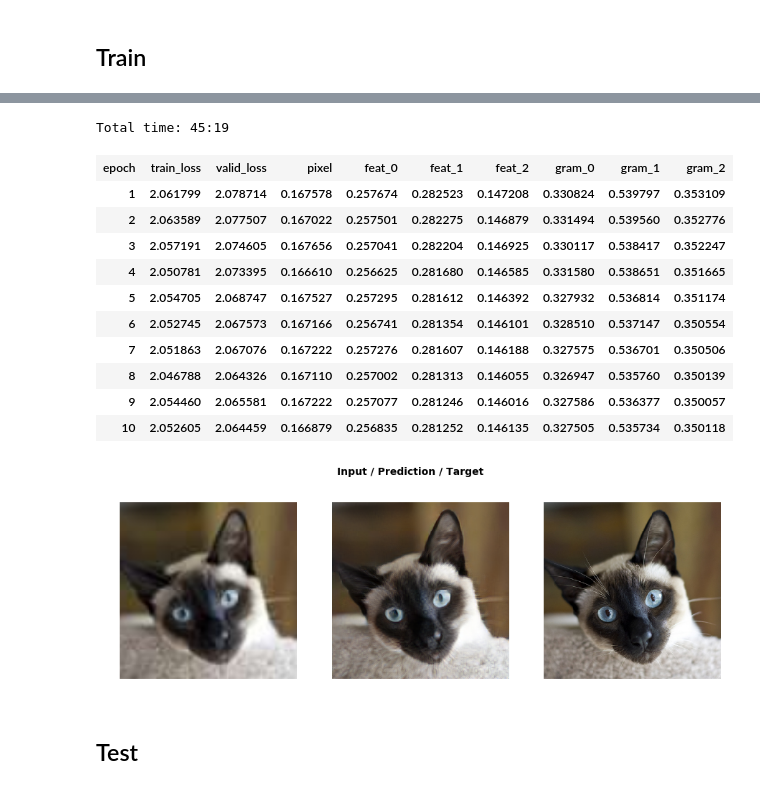
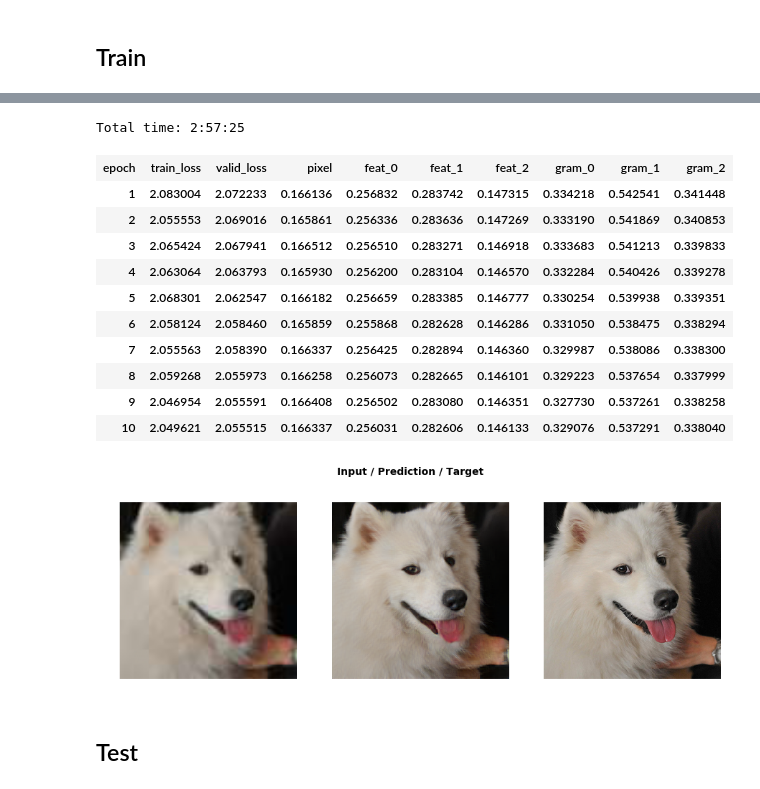
Before and after one commit to cedrickchee/fastai-course-v3, a Jupyter notebook: nbs/dl1/lesson7-superres_20190110.ipynb, the cells around one changed output, grey strips where cells are left out. Drawn from its saved outputs; the diff is of its cells as text; code cells hidden in the pictures.

```diff
--- a/nbs/dl1/lesson7-superres_20190110.ipynb
+++ b/nbs/dl1/lesson7-superres_20190110.ipynb
@@ -186,21 +238,21 @@ Total time: 43:44
 # %%
 learn.unfreeze()
 # %%
-do_fit('2b', slice(1e-6,1e-4), pct_start=0.3)
+do_fit('superres_2b', slice(1e-6, 1e-4), pct_start=0.3)
 # %% [output]
-Total time: 45:19
+Total time: 2:57:25
 | epoch | train_loss | valid_loss | pixel | feat_0 | feat_1 | feat_2 | gram_0 | gram_1 | gram_2 |
-| 1 | 2.061799 | 2.078714 | 0.167578 | 0.257674 | 0.282523 | 0.147208 | 0.330824 | 0.539797 | 0.353109 |
-| 2 | 2.063589 | 2.077507 | 0.167022 | 0.257501 | 0.282275 | 0.146879 | 0.331494 | 0.539560 | 0.352776 |
-| 3 | 2.057191 | 2.074605 | 0.167656 | 0.257041 | 0.282204 | 0.146925 | 0.330117 | 0.538417 | 0.352247 |
-| 4 | 2.050781 | 2.073395 | 0.166610 | 0.256625 | 0.281680 | 0.146585 | 0.331580 | 0.538651 | 0.351665 |
-| 5 | 2.054705 | 2.068747 | 0.167527 | 0.257295 | 0.281612 | 0.146392 | 0.327932 | 0.536814 | 0.351174 |
-| 6 | 2.052745 | 2.067573 | 0.167166 | 0.256741 | 0.281354 | 0.146101 | 0.328510 | 0.537147 | 0.350554 |
-| 7 | 2.051863 | 2.067076 | 0.167222 | 0.257276 | 0.281607 | 0.146188 | 0.327575 | 0.536701 | 0.350506 |
-| 8 | 2.046788 | 2.064326 | 0.167110 | 0.257002 | 0.281313 | 0.146055 | 0.326947 | 0.535760 | 0.350139 |
-| 9 | 2.054460 | 2.065581 | 0.167222 | 0.257077 | 0.281246 | 0.146016 | 0.327586 | 0.536377 | 0.350057 |
-| 10 | 2.052605 | 2.064459 | 0.166879 | 0.256835 | 0.281252 | 0.146135 | 0.327505 | 0.535734 | 0.350118 |
+| 1 | 2.083004 | 2.072233 | 0.166136 | 0.256832 | 0.283742 | 0.147315 | 0.334218 | 0.542541 | 0.341448 |
+| 2 | 2.055553 | 2.069016 | 0.165861 | 0.256336 | 0.283636 | 0.147269 | 0.333190 | 0.541869 | 0.340853 |
+| 3 | 2.065424 | 2.067941 | 0.166512 | 0.256510 | 0.283271 | 0.146918 | 0.333683 | 0.541213 | 0.339833 |
+| 4 | 2.063064 | 2.063793 | 0.165930 | 0.256200 | 0.283104 | 0.146570 | 0.332284 | 0.540426 | 0.339278 |
+| 5 | 2.068301 | 2.062547 | 0.166182 | 0.256659 | 0.283385 | 0.146777 | 0.330254 | 0.539938 | 0.339351 |
+| 6 | 2.058124 | 2.058460 | 0.165859 | 0.255868 | 0.282628 | 0.146286 | 0.331050 | 0.538475 | 0.338294 |
+| 7 | 2.055563 | 2.058390 | 0.166337 | 0.256425 | 0.282894 | 0.146360 | 0.329987 | 0.538086 | 0.338300 |
+| 8 | 2.059268 | 2.055973 | 0.166258 | 0.256073 | 0.282665 | 0.146101 | 0.329223 | 0.537654 | 0.337999 |
+| 9 | 2.046954 | 2.055591 | 0.166408 | 0.256502 | 0.283080 | 0.146351 | 0.327730 | 0.537261 | 0.338258 |
+| 10 | 2.049621 | 2.055515 | 0.166337 | 0.256031 | 0.282606 | 0.146133 | 0.329076 | 0.537291 | 0.338040 |
-[figure, old version]
+[figure, new version]
 # %% [markdown]
 ## Test
 # %%
```
Also changed, not shown: parts of 41 cells of this notebook.
